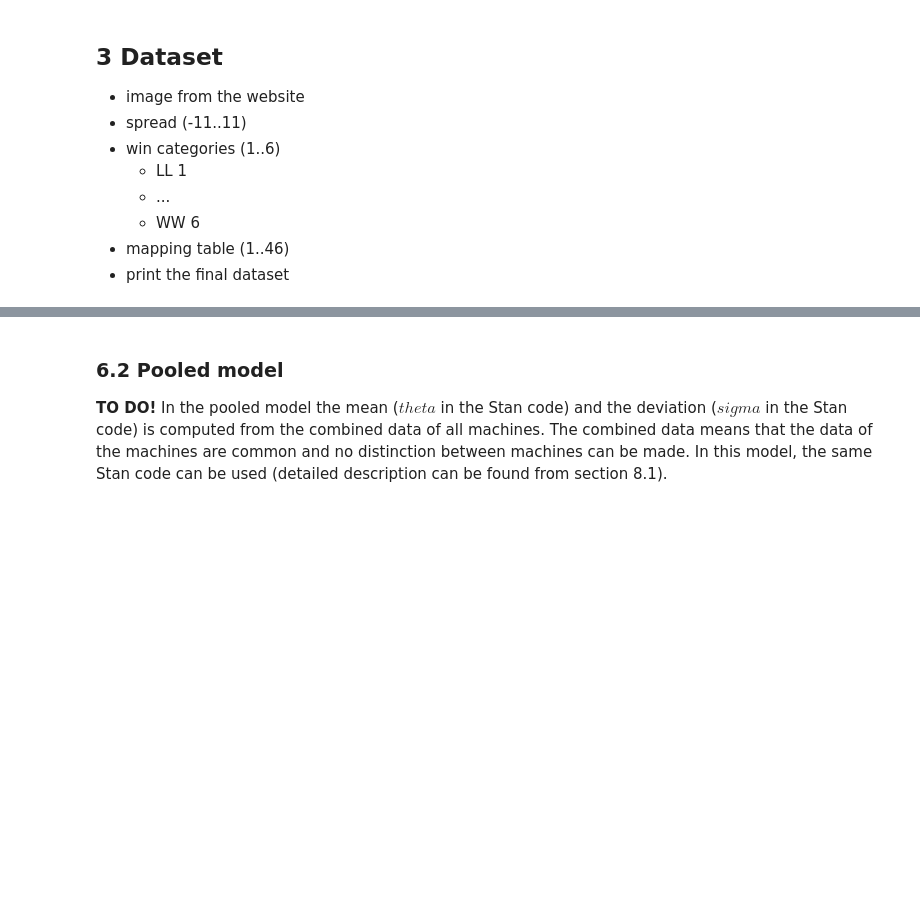
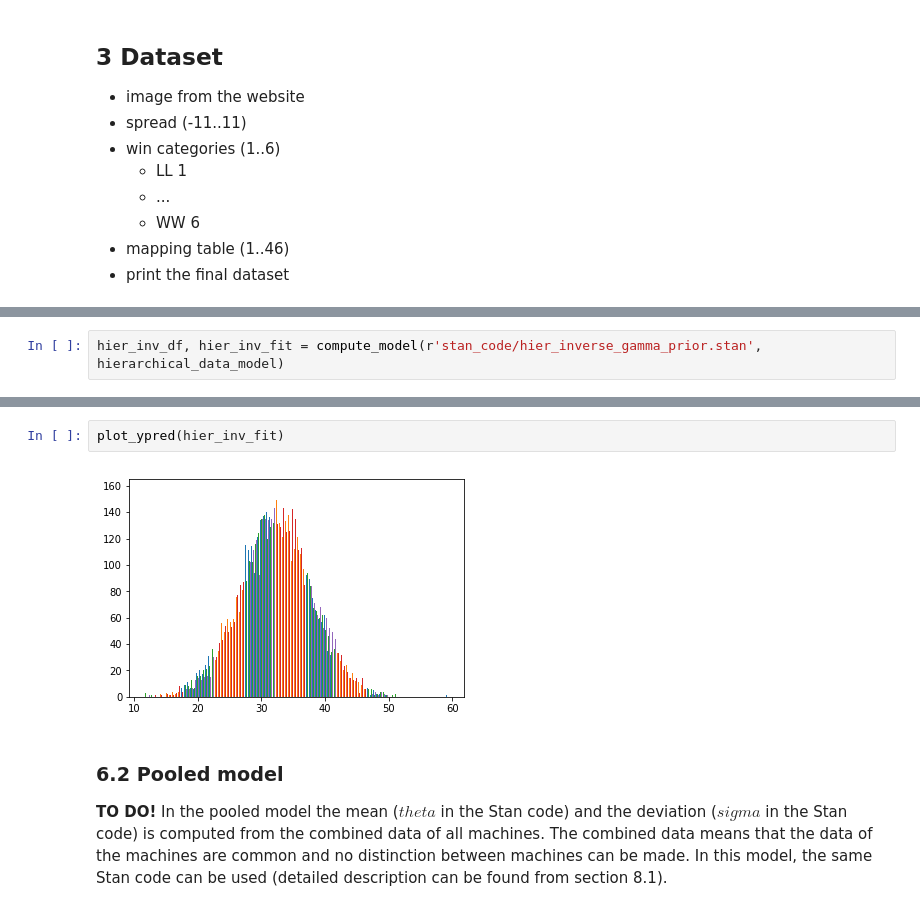
Before and after one commit to fuksi/bda_project_2018, a Jupyter notebook: notebook/BWF Badminton.ipynb, the cells around one changed output, grey strips where cells are left out. Drawn from its saved outputs; the diff is of its cells as text; blank space fills up the shorter version.

```diff
--- a/notebook/BWF Badminton.ipynb
+++ b/notebook/BWF Badminton.ipynb
@@ -139,0 +210,2 @@ model {
+# %%
+hier_inv_df, hier_inv_fit = compute_model(r'stan_code/hier_inverse_gamma_prior.stan', hierarchical_data_model)
@@ -140,3 +221,7 @@ model {
+# %%
+plot_ypred(hier_inv_fit)
+# %% [output]
+[figure, added]
 # %% [markdown]
 ### 6.2 Pooled model
 __TO DO!__ In the pooled model the mean ($theta$ in the Stan code) and the deviation ($sigma$ in the Stan code) is computed from the combined data of all machines. The combined data means that the data of the machines are common and no distinction between machines can be made. In this model, the same Stan code can be used (detailed description can be found from section 8.1).
```
Also changed, not shown: parts of 18 cells of this notebook, 17 other files.
